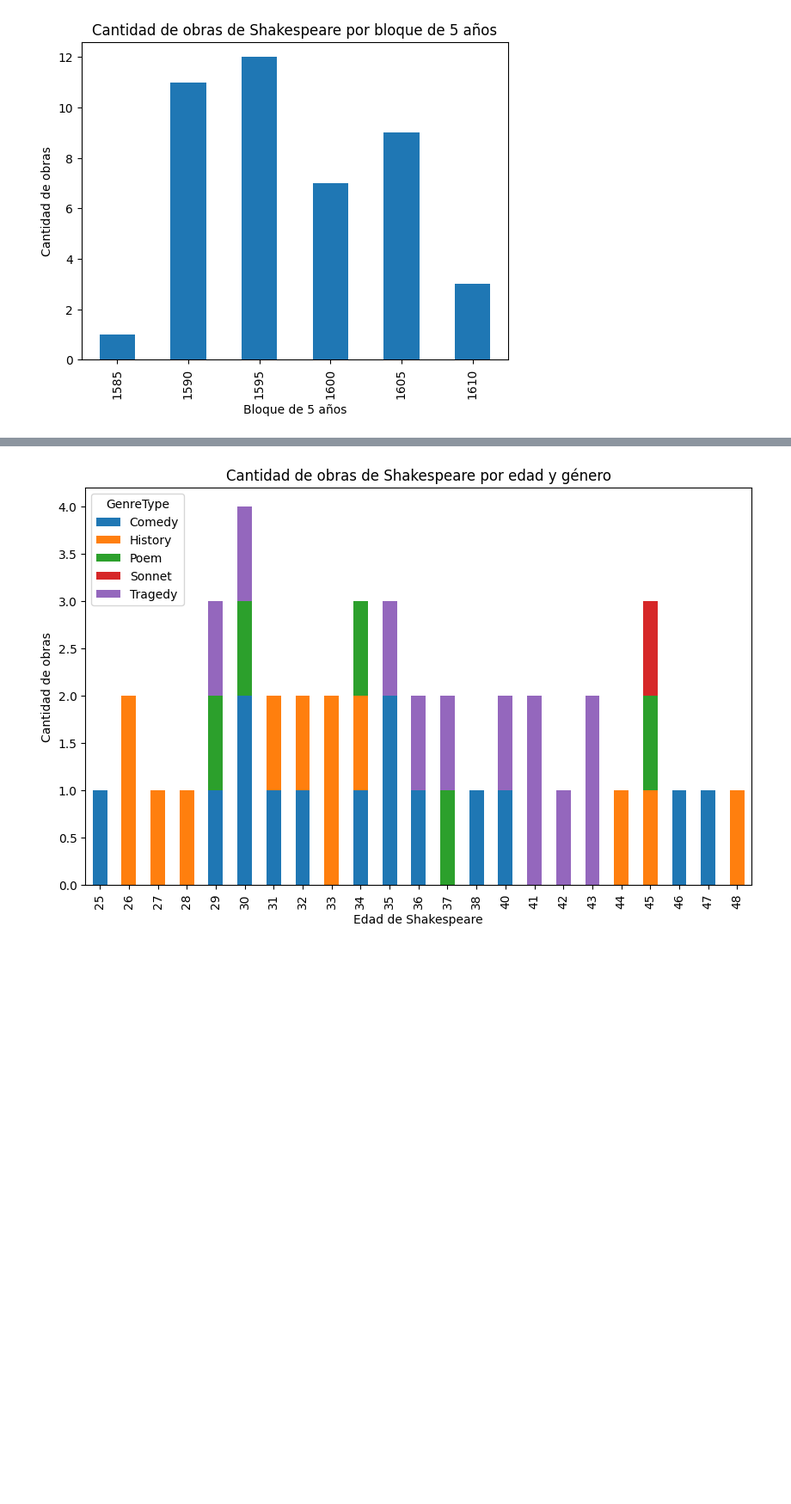
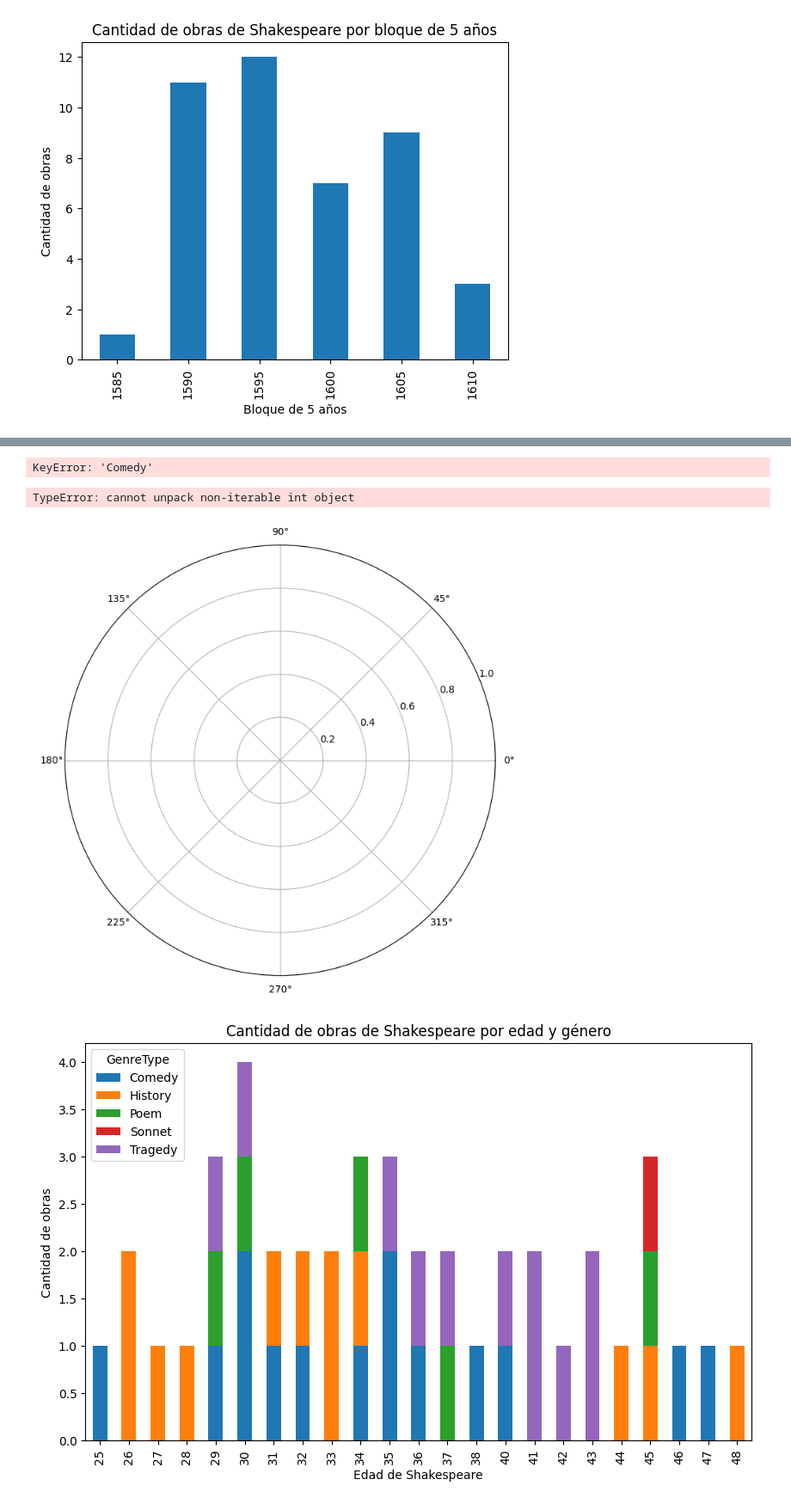
Before and after one commit to guidooooo/mcdaa-introCd, a Jupyter notebook: Tarea_1/Guido-Tarea1.ipynb, the cells around one changed output, grey strips where cells are left out. Shown at 86% size. Cells and saved outputs as stored; diff of their text form; code cells hidden in the pictures; blank space fills up the shorter version.

```diff
--- a/Tarea_1/Guido-Tarea1.ipynb
+++ b/Tarea_1/Guido-Tarea1.ipynb
@@ -469,3 +458,15 @@ ax.set_ylabel('Cantidad de obras')
 plt.show()
 # %% [output]
 [figure]
+# %%
+works_by_genre = df_works.groupby(['GenreType','Date']).size()
+# Crear un índice MultiIndex con todos los géneros y años desde 1589 hasta 1612
+genres = ['Comedy', 'History', 'Poem', 'Sonnet', 'Tragedy']
+years = range(1589, 1613)  # desde 1589 hasta 1612 (inclusive)
+index = pd.MultiIndex.from_product([genres, years], names=['GenreType', 'Date'])
+
+# Reindexar el DataFrame para incluir todos los géneros y años
+works_by_genre_reindexed = works_by_genre.reindex(index, fill_value=0)
+
+# Verificar el resultado
+print(works_by_genre_reindexed)
@@ -472,3 +502,48 @@ plt.show()
+# %%
+[works_by_genre_reindexed[genre] for genre in genres]
+# %% [output]
+KeyError: 'Comedy'
+# %%
+import numpy as np
+import matplotlib.pyplot as plt
+from math import pi
+
+# Datos
+works_by_genre_reindexed
+
+# Convertir los datos en listas
+genres = ['Comedy', 'History', 'Poem', 'Sonnet', 'Tragedy']
+dates = [works_by_genre_reindexed[genre] for genre in genres]
+
+# Crear una figura y ejes polar
+fig, ax = plt.subplots(figsize=(8, 8), subplot_kw=dict(polar=True))
+
+# Calcular el ángulo para cada género
+num_genres = len(genres)
+angles = np.linspace(0, 2 * np.pi, num_genres, endpoint=False).tolist()
+
+# Añadir el primer género al final para cerrar el gráfico
+dates = [dates[-1]] + dates
+
+# Trazar el gráfico de radar
+for i, (genre, genre_dates) in enumerate(works_by_genre_reindexed):
+    values = list(genre_dates.values())  # Añadir el primer valor al final para cerrar el gráfico
+    ax.plot(angles, values, label=genre)
+    ax.fill(angles, values, alpha=0.1)
+
+# Configurar los ángulos y etiquetas
+ax.set_theta_offset(pi / 2)  # Orientar los ángulos hacia arriba
+ax.set_theta_direction(-1)  # Orientación en sentido antihorario
+ax.set_xticks(angles[:-1])  # Posicionar las etiquetas en los ángulos correctos
+ax.set_xticklabels(genres)  # Etiquetar cada eje con el género
+plt.legend(loc='upper right')  # Mostrar la leyenda
+
+# Mostrar el gráfico
+plt.title('Obras por Género y Fecha')
+plt.show()
+# %% [output]
+TypeError: cannot unpack non-iterable int object
+[figure, added]
 # %%
 # Calcular la edad de Shakespeare en cada punto de tiempo
 birth_year = 1564
```
Also changed, not shown: parts of 17 cells of this notebook.
